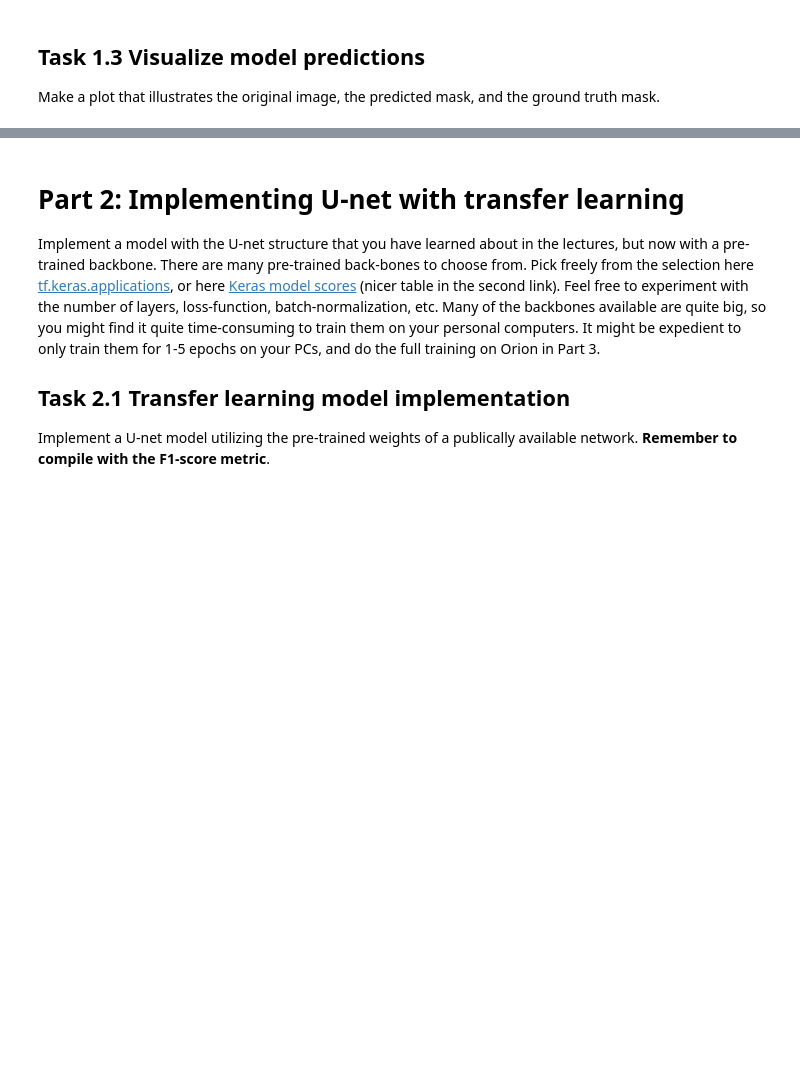
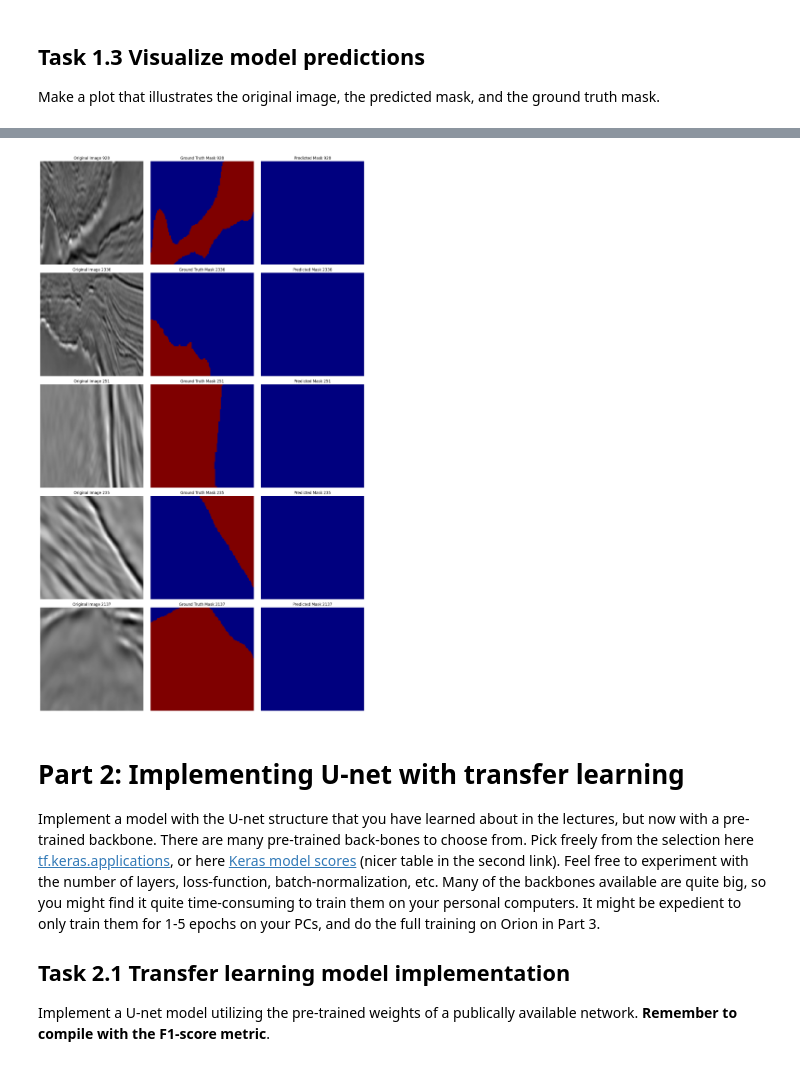
Before and after one commit to ToraaNMBU/dat300_h23_40, a Jupyter notebook: training_scripts/CA3_segm_template.ipynb, the cells around one changed output, grey strips where cells are left out. Cells and saved outputs as stored; diff of their text form; code cells hidden in the pictures; blank space fills up the shorter version.

```diff
--- a/training_scripts/CA3_segm_template.ipynb
+++ b/training_scripts/CA3_segm_template.ipynb
@@ -243,3 +332,38 @@ model.save("/mnt/users/dat300-h23-40/ca3/models/model.keras")
 ## Task 1.3 Visualize model predictions
 
 Make a plot that illustrates the original image, the predicted mask, and the ground truth mask.
+# %%
+def plot_predictions(X, y_true, y_pred, indices, num_samples=5):
+    """Plot the original image, ground truth mask, and predicted mask."""
+    plt.figure(figsize=(15, 5 * num_samples))
+
+    for i, idx in enumerate(indices[:num_samples]):
+
+        # Original Image
+        plt.subplot(num_samples, 3, i*3 + 1)
+        plt.imshow(X[idx])
+        plt.title(f"Original Image {idx}")
+        plt.axis('off')
+
+        # Ground Truth
+        plt.subplot(num_samples, 3, i*3 + 2)
+        plt.imshow(y_true[idx].squeeze(), cmap='jet')
+        plt.title(f"Ground Truth Mask {idx}")
+        plt.axis('off')
+
+        # Predicted Mask
+        plt.subplot(num_samples, 3, i*3 + 3)
+        plt.imshow(y_pred[i].squeeze() > 0.5, cmap='jet')
+        plt.title(f"Predicted Mask {idx}")
+        plt.axis('off')
+
+    plt.tight_layout()
+    plt.show()
+
+# Generate predictions on a subset
+subset_indices = np.random.choice(len(X_train), 5, replace=False)  # Selecting 5 random samples
+y_pred = model.predict(X_train[subset_indices])
+
+# Call the plotting function
+plot_predictions(X_train, y_train, y_pred, subset_indices)
+# %% [output]
@@ -246,3 +371,4 @@ Make a plot that illustrates the original image, the predicted mask, and the gro
+[figure, added]
 # %% [markdown]
 # Part 2: Implementing U-net with transfer learning
 
```
Also changed, not shown: parts of 17 cells of this notebook.
